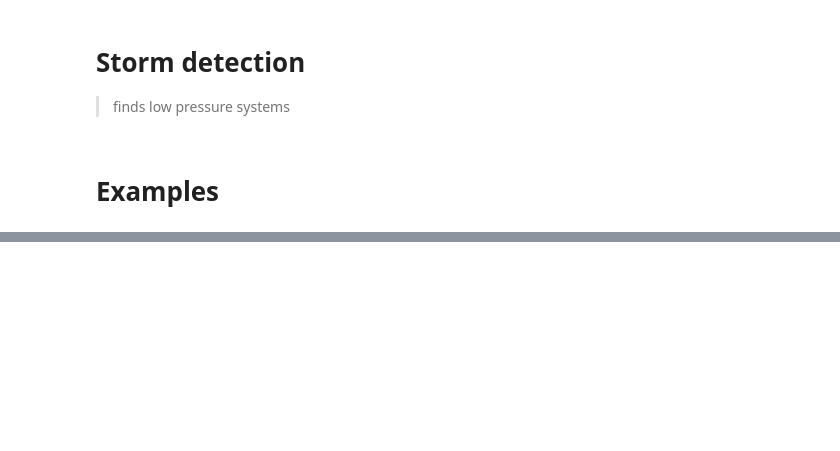
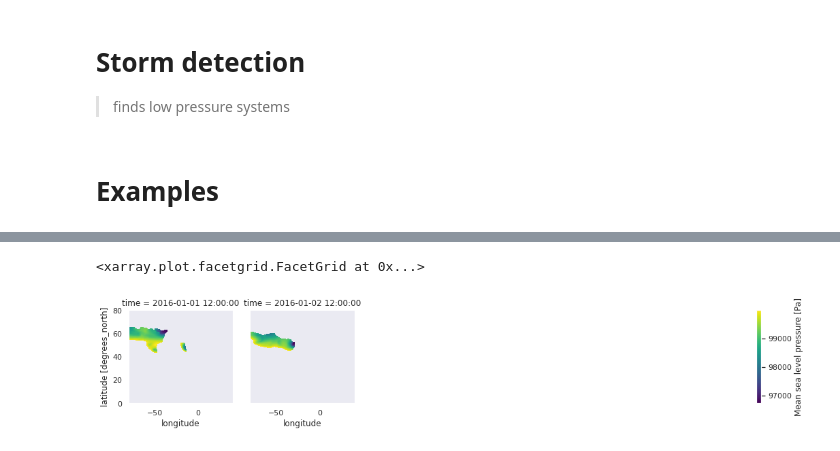
Before and after one commit to florianboergel/drcstools, a Jupyter notebook: 05_cci.ipynb, the cells around one changed output, grey strips where cells are left out. Cells and saved outputs as stored; diff of their text form; code cells hidden in the pictures; blank space fills up the shorter version.

Commit message:
corrected storm detection; TODO Radius

```diff
--- a/05_cci.ipynb
+++ b/05_cci.ipynb
@@ -12,25 +12,36 @@ import matplotlib.pyplot as plt
 # %%
 #export
 from drcstools.derivative import *
-
+from drcstools.storm import *
 
 def stormdetection(stormobj, slpname = "slp", pmax = 100000):
 
-    stormtrack.derivative(slpname, N = 10, dim = stormobj._get_name_longitude())
-    stormtrack.derivative(slpname, N = 10, dim = stormobj._get_name_latitude())
+    stormobj.derivative(slpname, N = 20, dim = stormobj._get_name_longitude(), order = 1)
+    stormobj.derivative(slpname, N = 20, dim = stormobj._get_name_latitude(), order = 1)
+
+    stormobj.derivative(slpname, N = 20, dim = stormobj._get_name_longitude(), order = 2)
+    stormobj.derivative(slpname, N = 20, dim = stormobj._get_name_latitude(), order = 2)
+
+    zero_crossings_x = xr.where(xr.ufuncs.signbit(stormobj.ds["dd{}{}".format(stormobj._get_name_longitude(),
+                                                                                slpname)]).astype(int).diff("lon") != 0, 1, 0)
+    zero_crossings_y = xr.where(xr.ufuncs.signbit(stormobj.ds["dd{}{}".format(stormobj._get_name_latitude(),
+                                                                                slpname)]).astype(int).diff("lat") != 0, 1, 0)
+    zero_crossings = xr.where((zero_crossings_x == 1) & (zero_crossings_y == 1), 1, 0)
+
+    dP = 0.5 * (stormobj.ds["dd{}{}".format(stormobj._get_name_longitude(), slpname)] + stormobj.ds["dd{}{}".format(stormobj._get_name_latitude(), slpname)])
+
+    Pzonal = dP.mean([stormobj._get_name_time(), stormobj._get_name_latitude()])
+
+    lows = stormobj.ds[slpname].where(zero_crossings == 1).where(dP - Pzonal < 0)
+    dP = dP.where(lows < pmax)
+    lows = lows.where(lows < pmax)
+
+    stormobj.ds["lows"] = lows
+    stormobj.ds["dP"] = dP
+    return stormobj
 
 
-    zero_crossings_x = xr.where(xr.ufuncs.signbit(stormtrack.ds.ddlonslp).astype(int).diff("lon") != 0, 1, 0)
-    zero_crossings_y = xr.where(xr.ufuncs.signbit(stormtrack.ds.ddlatslp).astype(int).diff("lat") != 0, 1, 0)
-
-    zero_crossings = xr.where((zero_crossings_x == 1) & (zero_crossings_y == 1), 1, 0)
-
-    dP = 0.5 * (stormobj.ds.ddlonslp + stormobj.ds.ddlatslp)
-    Pzonal = dP.mean([stormobj._get_name_time(), stormobj._get_name_latitude()])
-
-    lows = stormobj.ds[slpname].where(zero_crossings == 1).where(dP - Pzonal > 1)
-    lows = lows.where(lows < 100000)
-    return lows
+# def stormtracking(storm)
 # %% [markdown]
 # Examples
 # %%
@@ -39,3 +50,5 @@ ds = ds.rename({"rlon":"lon", "rlat":"lat"})
+# %%
+ds = xr.open_dataset("data/era5.nc", use_cftime = True).isel(time = slice(0,2))
 # %%
 stormtrack = storm(ds = ds)
 stormtrack.set_up(force = True)
@@ -44,2 +60,2 @@ NameError: name 'storm' is not defined
 # %%
-lows = stormdetection(stormtrack)
+stormtrack = stormdetection(stormtrack, slpname = "msl")
@@ -45,0 +67,5 @@ lows = stormdetection(stormtrack)
+# %%
+stormtrack.ds.lows.plot(col = "time", col_wrap = 5)
+# %% [output]
+<xarray.plot.facetgrid.FacetGrid at 0x...>
+[figure, added]
```
Also changed, not shown: parts of 7 cells of this notebook, 3 other files.
